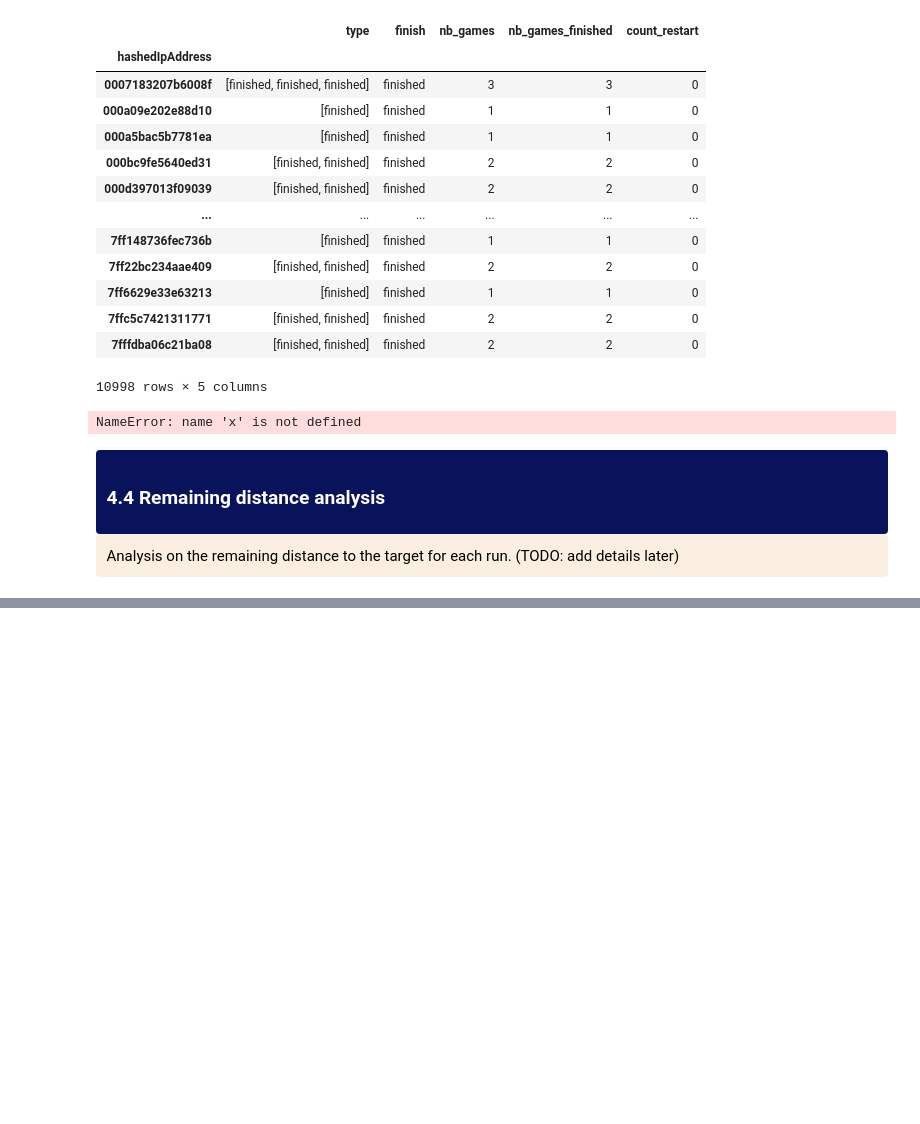
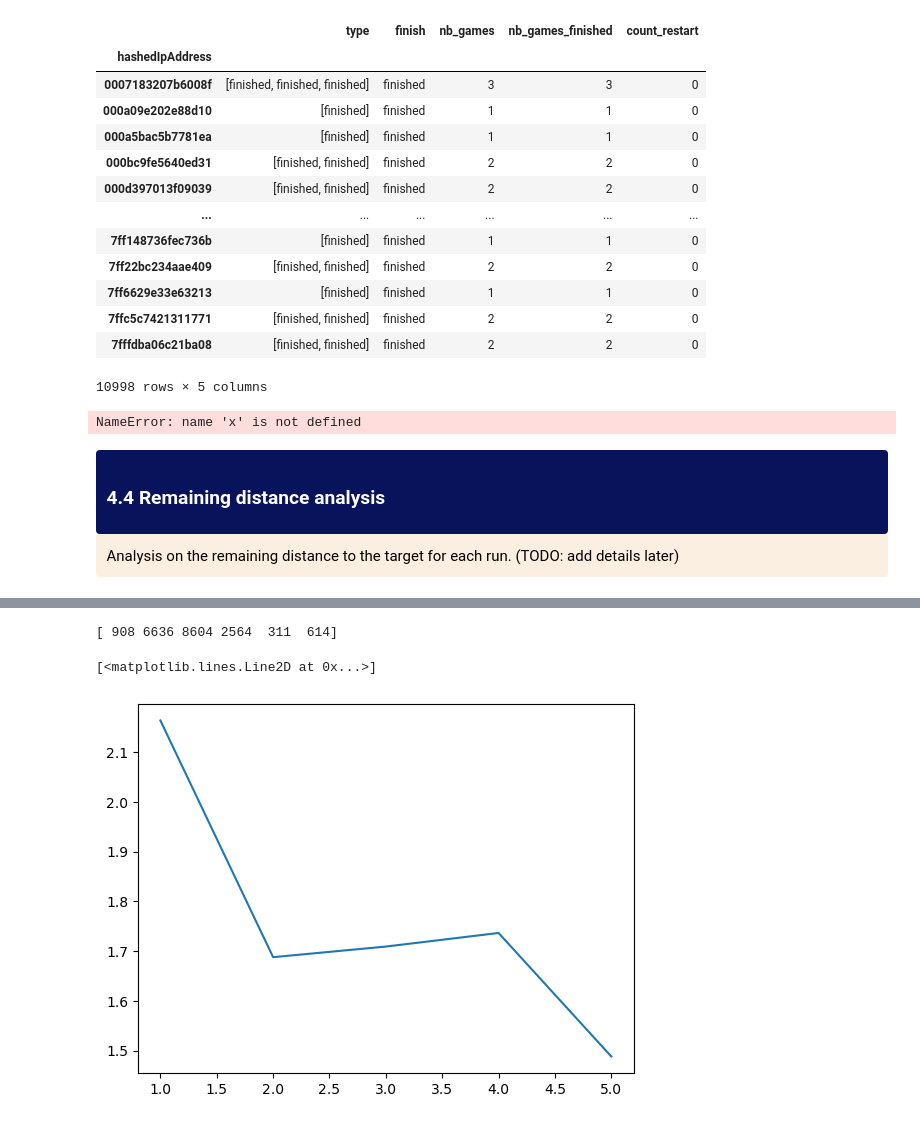
Before and after one commit to epfl-ada/ada-2022-project-7yobananaboy7, a Jupyter notebook: main.ipynb, the cells around one changed output, grey strips where cells are left out. Drawn from its saved outputs; the diff is of its cells as text; code cells hidden in the pictures; blank space fills up the shorter version.

```diff
--- a/main.ipynb
+++ b/main.ipynb
@@ -1409,0 +1331,19 @@ timeout_runs['M_dist_to_target'].hist()
+# %%
+#Filter out the outliers
+filtered_possible_runs = end_node_df[end_node_df['pathLength'] >1]
+_paths_unfinished = filtered_possible_runs[filtered_possible_runs['type'] != 'finished']
+dfd = _paths_unfinished.groupby('P_dist_to_target').size()
+path_length_list = list(dfd[dfd>50].index)
+
+_paths_restart = filtered_possible_runs[filtered_possible_runs['bh_type'] == 'continue']
+_paths_timeout = filtered_possible_runs[filtered_possible_runs['bh_type'] == 'quit']
+
+n_restart = np.array(_paths_restart[_paths_restart['P_dist_to_target'].isin(path_length_list)].groupby('P_dist_to_target').size())
+n_timeout = np.array(_paths_timeout[_paths_timeout['P_dist_to_target'].isin(path_length_list)].groupby('P_dist_to_target').size())
+
+print(n_timeout + n_restart)
+plt.plot(path_length_list,n_restart/n_timeout)
+# %% [output]
+[ 908 6636 8604 2564  311  614]
+[<matplotlib.lines.Line2D at 0x...>]
+[figure, added]
```
Also changed, not shown: parts of 31 cells of this notebook.
